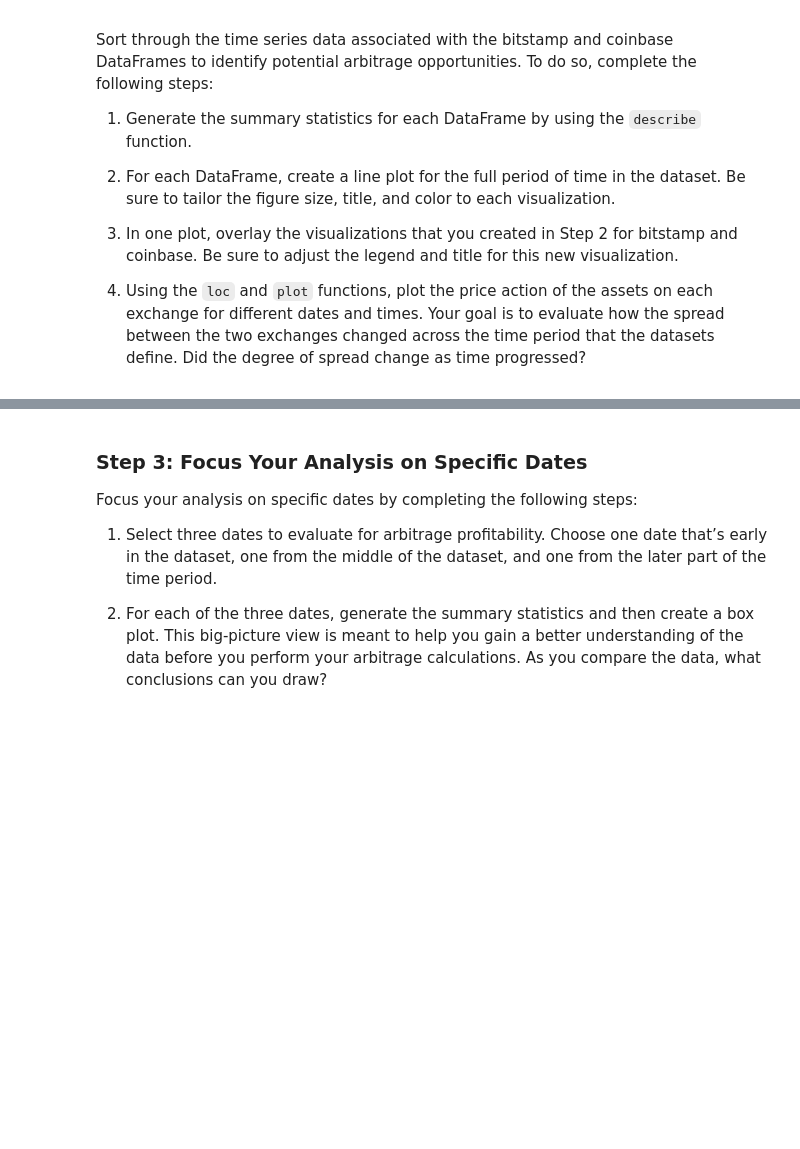
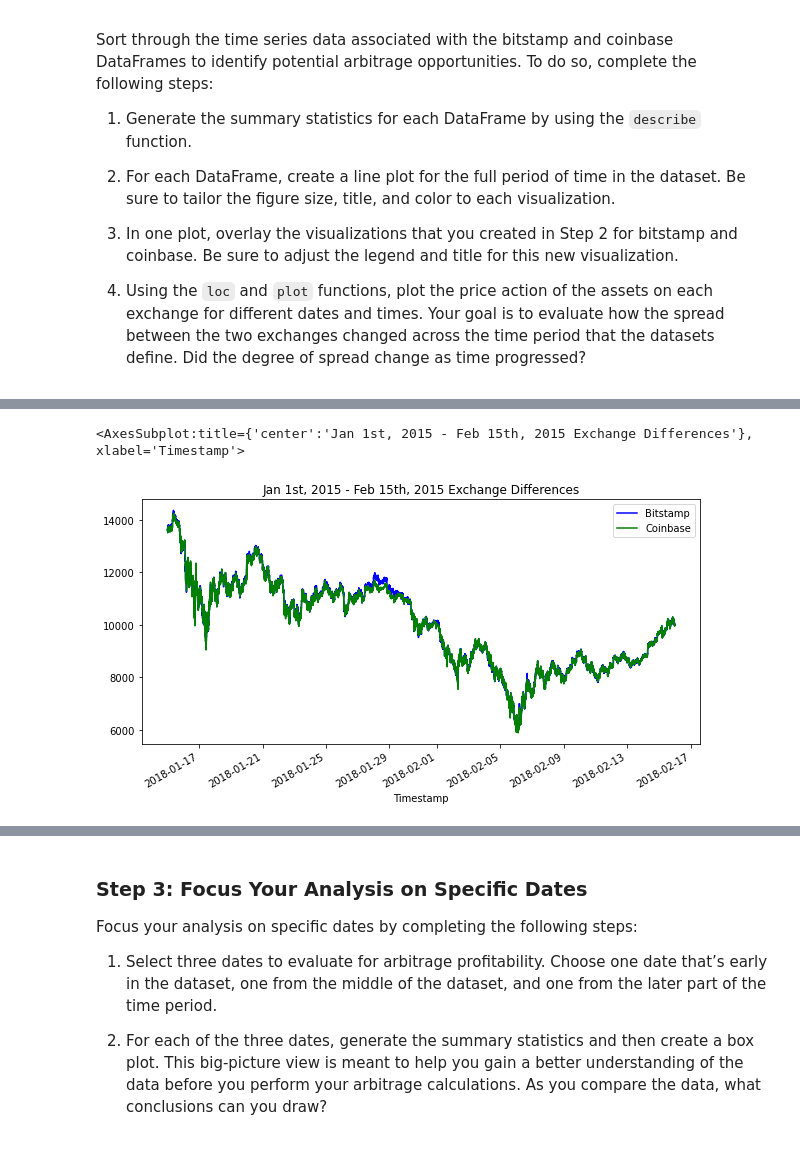
Before and after one commit to seberts12/Module-3-Challenge, a Jupyter notebook: Starter_code/crypto_arbitrage.ipynb, the cells around one changed output, grey strips where cells are left out. Drawn from its saved outputs; the diff is of its cells as text; code cells hidden in the pictures; blank space fills up the shorter version.

```diff
--- a/Starter_code/crypto_arbitrage.ipynb
+++ b/Starter_code/crypto_arbitrage.ipynb
@@ -193,8 +230,14 @@ Sort through the time series data associated with the bitstamp and coinbase Data
 # %%
 # Using the loc and plot functions, create an overlay plot that visualizes
 # the price action of both DataFrames for a one month period early in the dataset
 # Be sure to include the parameters: legend, figure size, title, and color and label
-# YOUR CODE HERE
+bitstamp_sliced.loc["2018-01-15":"2018-02-15"].plot(
+    legend=True, figsize=(10,5), title="Jan 1st, 2015 - Feb 15th, 2015 Exchange Differences", color="blue", label="Bitstamp")
+coinbase_sliced.loc["2018-01-15":"2018-02-15"].plot(
+    legend=True, figsize=(10,5), color="green", label="Coinbase")
+# %% [output]
+<AxesSubplot:title={'center':'Jan 1st, 2015 - Feb 15th, 2015 Exchange Differences'}, xlabel='Timestamp'>
+[figure, added]
 # %%
 # Using the loc and plot functions, create an overlay plot that visualizes
 # the price action of both DataFrames for a one month period later in the dataset
```
Also changed, not shown: parts of 35 cells of this notebook.
